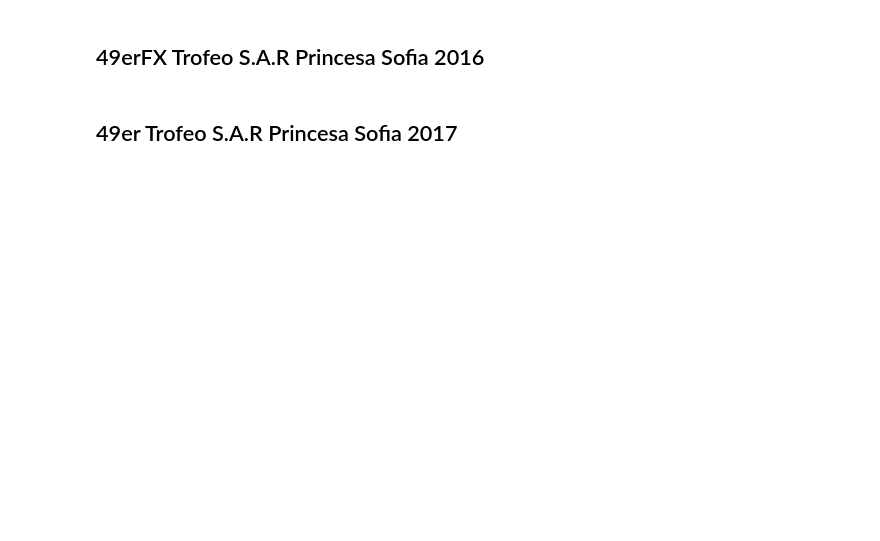
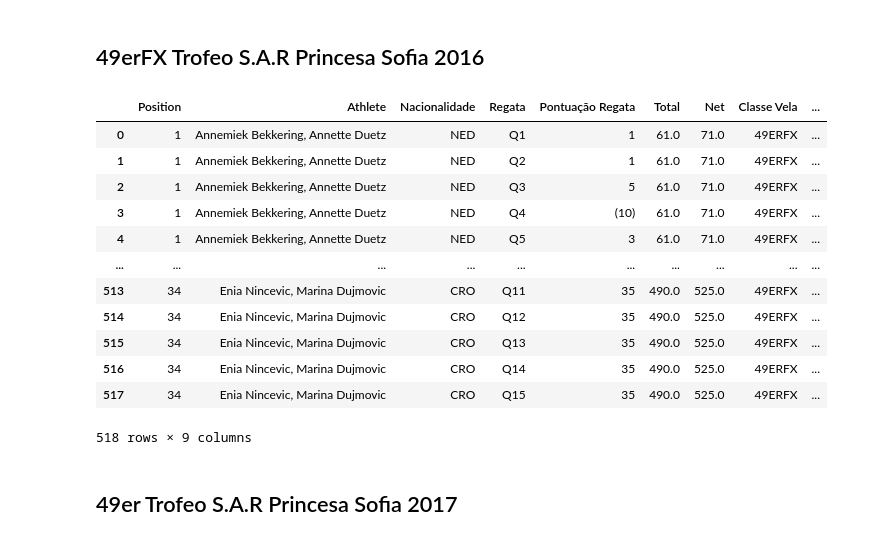
Before and after one commit to Gab-Mel/sailing-rankings-2024.1, a Jupyter notebook: scrapers/clusters/c1_5.ipynb, the cells around one changed output. Drawn from its saved outputs; the diff is of its cells as text; code cells hidden in the pictures; blank space fills up the shorter version.

```diff
--- a/scrapers/clusters/c1_5.ipynb
+++ b/scrapers/clusters/c1_5.ipynb
@@ -83,2 +171,44 @@ df_6_real = pd.DataFrame(columns=df6.columns, data=list_of_data)
+# %%
+df6 = pd.read_csv("../../arquivo_6.CSV", sep=";", encoding='iso-8859-1')
+list_of_data = list()
+for i in range(0, len(df6), 2):
+    data_0 = list(df6.iloc[i])
+    data_1 = list(df6.iloc[i + 1])
+    list_of_data.append(data_0[0:5] + data_1[5:])
+
+list_of_data_oficial = list()
+for i in range(0, len(list_of_data)):
+    for j in range(5, 21):
+        list_aux = list()
+        list_aux.append(int(list_of_data[i][0]))
+        list_aux.append(str(list_of_data[i][2]).replace(" / ", ", "))
+        list_aux.append(str(list_of_data[i][1]).split(" ")[0])
+        list_aux.append(f"Q{j - 4}")
+        try:
+            list_aux.append(arruma_pontuacao(int(list_of_data[i][j])))
+        except:
+            continue
+        list_aux.append(float(str(list_of_data[i][3]).replace(",", ".")))
+        list_aux.append(float(str(list_of_data[i][4]).replace(",", ".")))
+        list_aux.append("49ERFX")
+        list_aux.append("Trofeo S.A.R Princesa Sofia 2016")
+        list_of_data_oficial.append(list_aux)
+
+df6_auxi = pd.DataFrame(columns=["Position", "Athlete", "Nacionalidade", "Regata", "Pontuação Regata", "Total", "Net", "Classe Vela", "Nome Competição"], data=list_of_data_oficial)
+df6_auxi
+# %% [output]
+|  | Position | Athlete | Nacionalidade | Regata | Pontuação Regata | Total | Net | Classe Vela | ... |
+| 0 | 1 | Annemiek Bekkering, Annette Duetz | NED | Q1 | 1 | 61.0 | 71.0 | 49ERFX | ... |
+| 1 | 1 | Annemiek Bekkering, Annette Duetz | NED | Q2 | 1 | 61.0 | 71.0 | 49ERFX | ... |
+| 2 | 1 | Annemiek Bekkering, Annette Duetz | NED | Q3 | 5 | 61.0 | 71.0 | 49ERFX | ... |
+| 3 | 1 | Annemiek Bekkering, Annette Duetz | NED | Q4 | (10) | 61.0 | 71.0 | 49ERFX | ... |
+| 4 | 1 | Annemiek Bekkering, Annette Duetz | NED | Q5 | 3 | 61.0 | 71.0 | 49ERFX | ... |
+| ... | ... | ... | ... | ... | ... | ... | ... | ... | ... |
+| 513 | 34 | Enia Nincevic, Marina Dujmovic | CRO | Q11 | 35 | 490.0 | 525.0 | 49ERFX | ... |
+| 514 | 34 | Enia Nincevic, Marina Dujmovic | CRO | Q12 | 35 | 490.0 | 525.0 | 49ERFX | ... |
+| 515 | 34 | Enia Nincevic, Marina Dujmovic | CRO | Q13 | 35 | 490.0 | 525.0 | 49ERFX | ... |
+| 516 | 34 | Enia Nincevic, Marina Dujmovic | CRO | Q14 | 35 | 490.0 | 525.0 | 49ERFX | ... |
+| 517 | 34 | Enia Nincevic, Marina Dujmovic | CRO | Q15 | 35 | 490.0 | 525.0 | 49ERFX | ... |
+518 rows × 9 columns
 # %% [markdown]
 ## 49er	Trofeo S.A.R Princesa Sofia 2017
```
Also changed, not shown: parts of 36 cells of this notebook, 12 other files.
